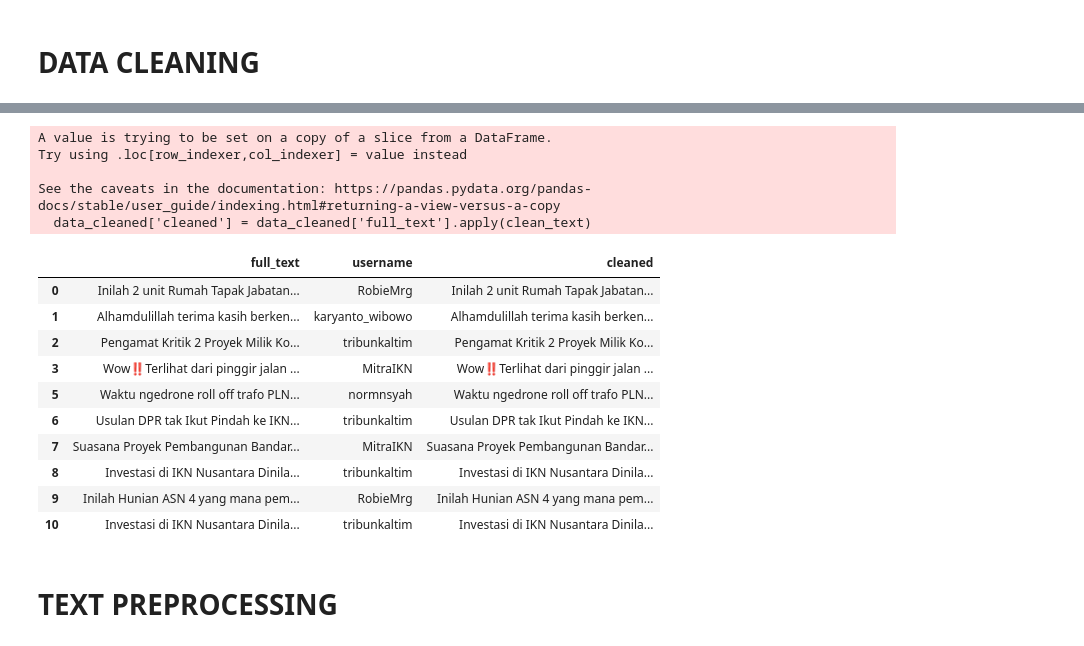
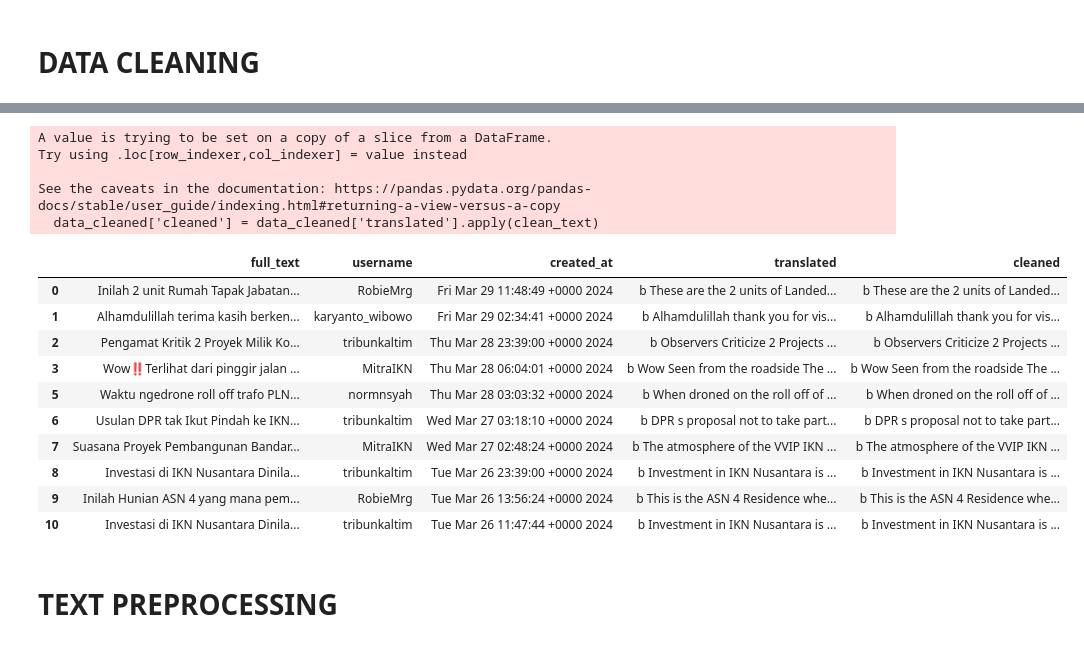
Before and after one commit to Rexyonist/Data-OPS, a Jupyter notebook: text-preprocessing.ipynb, the cells around one changed output, grey strips where cells are left out. Cells and saved outputs as stored; diff of their text form; code cells hidden in the pictures.

```diff
--- a/text-preprocessing.ipynb
+++ b/text-preprocessing.ipynb
@@ -5,9 +5,12 @@ import pandas as pd
 import re
 import string
 
-data1 = pd.read_csv("data/input/IKN-3.csv")
-data2 = pd.read_csv("data/input/IKN.csv")
-data3 = pd.read_csv("data/input/IKN-1.csv")
+data1 = pd.read_csv("input/IKN-3.csv")
+data2 = pd.read_csv("input/IKN.csv")
+data3 = pd.read_csv("input/IKN-1.csv")
+data4 = pd.read_csv("input/data-exc.csv")
 
-data = pd.concat([data1, data2, data3], ignore_index=True)
+data = pd.concat([data1, data2, data3, data4], ignore_index=True)
 data.fillna(1, inplace=True)
+data_filtered = data[['full_text', 'username', 'created_at']]
+print(data_filtered)
@@ -14,4 +35,4 @@ data.fillna(1, inplace=True)
 # %%
-data = data[['full_text', 'username']]
+data = data[['full_text', 'username', 'created_at']]
 data.head()
 # %% [output]
@@ -32,0 +56,6 @@ print(data_cleaned.shape)
+# %%
+from googletrans.client import Translator
+translator = Translator()
+
+data_cleaned['translated'] = data_cleaned['full_text'].str.encode('ascii', 'ignore').apply(translator.translate, src='id', dest='en')
+data_cleaned.head()
@@ -32,0 +74,9 @@ print(data_cleaned.shape)
+# %%
+from transformers import pipeline
+sentiment_classifier = pipeline('sentiment-analysis')
+
+def clean_tweet2(tweet):
+  return ' '.join(re.sub("(@[A-Za-z0-9]+)|([^0-9A-Za-z \t])|(\w+:\/\/\S+)", " ", tweet).split())
+
+data_cleaned['translated'] = data_cleaned['translated'].apply(getattr, args=('text',))
+data_cleaned['translated'] = data_cleaned.apply(lambda x: clean_tweet2(x['translated']), axis=1)
@@ -45,25 +115,25 @@ def clean_text(text):
     text = text.translate(str.maketrans('', '', string.punctuation))
     return text
 # %%
-data_cleaned['cleaned'] = data_cleaned['full_text'].apply(clean_text)
+data_cleaned['cleaned'] = data_cleaned['translated'].apply(clean_text)
 data_cleaned.head(10)
 # %% [output]
 A value is trying to be set on a copy of a slice from a DataFrame.
 Try using .loc[row_indexer,col_indexer] = value instead
 
 See the caveats in the documentation: https://pandas.pydata.org/pandas-docs/stable/user_guide/indexing.html#returning-a-view-versus-a-copy
-  data_cleaned['cleaned'] = data_cleaned['full_text'].apply(clean_text)
+  data_cleaned['cleaned'] = data_cleaned['translated'].apply(clean_text)
-|  | full_text | username | cleaned |
-| 0 | Inilah 2 unit Rumah Tapak Jabatan... | RobieMrg | Inilah 2 unit Rumah Tapak Jabatan... |
-| 1 | Alhamdulillah terima kasih berken... | karyanto_wibowo | Alhamdulillah terima kasih berken... |
-| 2 | Pengamat Kritik 2 Proyek Milik Ko... | tribunkaltim | Pengamat Kritik 2 Proyek Milik Ko... |
-| 3 | Wow‼️Terlihat dari pinggir jalan ... | MitraIKN | Wow‼️Terlihat dari pinggir jalan ... |
-| 5 | Waktu ngedrone roll off trafo PLN... | normnsyah | Waktu ngedrone roll off trafo PLN... |
-| 6 | Usulan DPR tak Ikut Pindah ke IKN... | tribunkaltim | Usulan DPR tak Ikut Pindah ke IKN... |
-| 7 | Suasana Proyek Pembangunan Bandar... | MitraIKN | Suasana Proyek Pembangunan Bandar... |
-| 8 | Investasi di IKN Nusantara Dinila... | tribunkaltim | Investasi di IKN Nusantara Dinila... |
-| 9 | Inilah Hunian ASN 4 yang mana pem... | RobieMrg | Inilah Hunian ASN 4 yang mana pem... |
-| 10 | Investasi di IKN Nusantara Dinila... | tribunkaltim | Investasi di IKN Nusantara Dinila... |
+|  | full_text | username | created_at | translated | cleaned |
+| 0 | Inilah 2 unit Rumah Tapak Jabatan... | RobieMrg | Fri Mar 29 11:48:49 +0000 2024 | b These are the 2 units of Landed... | b These are the 2 units of Landed... |
+| 1 | Alhamdulillah terima kasih berken... | karyanto_wibowo | Fri Mar 29 02:34:41 +0000 2024 | b Alhamdulillah thank you for vis... | b Alhamdulillah thank you for vis... |
+| 2 | Pengamat Kritik 2 Proyek Milik Ko... | tribunkaltim | Thu Mar 28 23:39:00 +0000 2024 | b Observers Criticize 2 Projects ... | b Observers Criticize 2 Projects ... |
+| 3 | Wow‼️Terlihat dari pinggir jalan ... | MitraIKN | Thu Mar 28 06:04:01 +0000 2024 | b Wow Seen from the roadside The ... | b Wow Seen from the roadside The ... |
+| 5 | Waktu ngedrone roll off trafo PLN... | normnsyah | Thu Mar 28 03:03:32 +0000 2024 | b When droned on the roll off of ... | b When droned on the roll off of ... |
+| 6 | Usulan DPR tak Ikut Pindah ke IKN... | tribunkaltim | Wed Mar 27 03:18:10 +0000 2024 | b DPR s proposal not to take part... | b DPR s proposal not to take part... |
+| 7 | Suasana Proyek Pembangunan Bandar... | MitraIKN | Wed Mar 27 02:48:24 +0000 2024 | b The atmosphere of the VVIP IKN ... | b The atmosphere of the VVIP IKN ... |
+| 8 | Investasi di IKN Nusantara Dinila... | tribunkaltim | Tue Mar 26 23:39:00 +0000 2024 | b Investment in IKN Nusantara is ... | b Investment in IKN Nusantara is ... |
+| 9 | Inilah Hunian ASN 4 yang mana pem... | RobieMrg | Tue Mar 26 13:56:24 +0000 2024 | b This is the ASN 4 Residence whe... | b This is the ASN 4 Residence whe... |
+| 10 | Investasi di IKN Nusantara Dinila... | tribunkaltim | Tue Mar 26 11:47:44 +0000 2024 | b Investment in IKN Nusantara is ... | b Investment in IKN Nusantara is ... |
 # %% [markdown]
 # TEXT PREPROCESSING
 # %% [markdown]
```
Also changed, not shown: parts of 23 cells of this notebook, 14 other files.
